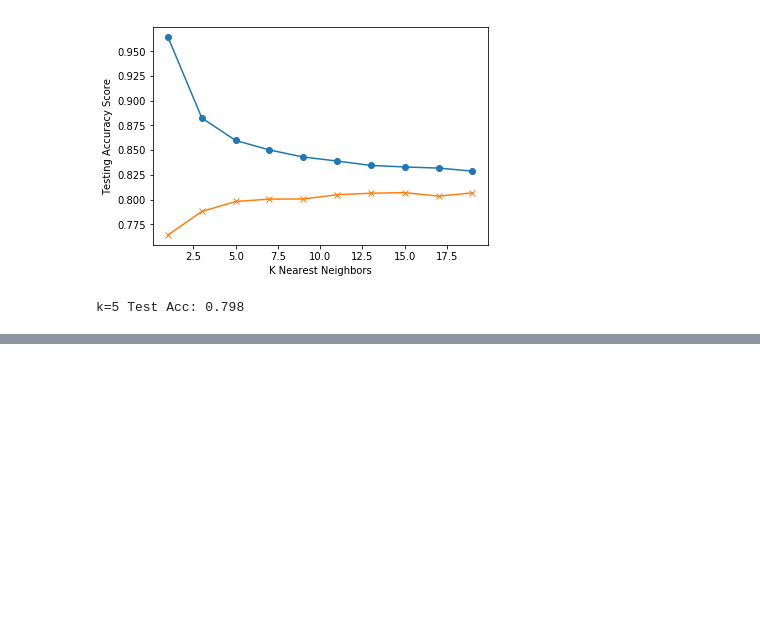
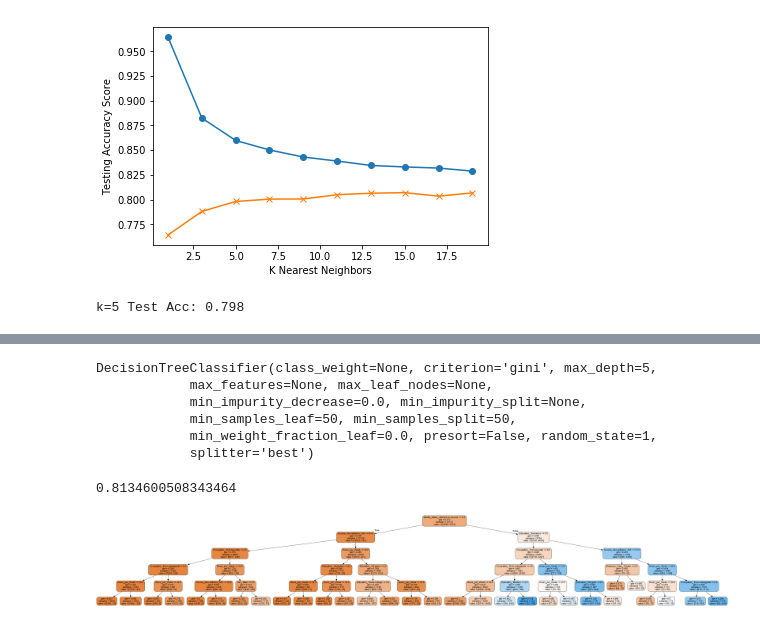
Before and after one commit to SindhujaJayakumar/AdultIncome-Prediction, a Jupyter notebook: US_income.ipynb, the cells around one changed output, grey strips where cells are left out. Cells and saved outputs as stored; diff of their text form; code cells hidden in the pictures; blank space fills up the shorter version.

```diff
--- a/US_income.ipynb
+++ b/US_income.ipynb
@@ -211,0 +381,18 @@ k=5 Test Acc: 0.798
+# %%
+# Create the parameter grid
+param_grid = {
+    'max_depth': range(5, 15, 5),
+    'min_samples_leaf': range(50, 150, 50),
+    'min_samples_split': range(50, 150, 50),
+    'criterion': ["entropy", "gini"]
+}
+
+n_folds = 5
+
+# Instantiate the grid search model
+dtree = DecisionTreeClassifier()
+grid_search = GridSearchCV(estimator = dtree, param_grid = param_grid,
+                          cv = n_folds, verbose = 1)
+
+# Fit the grid search to the data
+grid_search.fit(X_train,y_train)
@@ -211,0 +426,29 @@ k=5 Test Acc: 0.798
+# %%
+# model with optimal hyperparameters
+clf = DecisionTreeClassifier(criterion = "gini",
+                                  random_state = 1,
+                                  max_depth=5,
+                                  min_samples_leaf=50,
+                                  min_samples_split=50)
+clf.fit(X_train, y_train)
+# %% [output]
+DecisionTreeClassifier(class_weight=None, criterion='gini', max_depth=5,
+            max_features=None, max_leaf_nodes=None,
+            min_impurity_decrease=0.0, min_impurity_split=None,
+            min_samples_leaf=50, min_samples_split=50,
+            min_weight_fraction_leaf=0.0, presort=False, random_state=1,
+            splitter='best')
+# %%
+# accuracy score
+clf.score(X_test,y_test)
+# %% [output]
+0.8134600508343464
+# %%
+# plotting the tree
+dot_data = StringIO()
+export_graphviz(clf, out_file=dot_data,feature_names=features,filled=True,rounded=True)
+
+graph = pydotplus.graph_from_dot_data(dot_data.getvalue())
+Image(graph.create_png())
+# %% [output]
+[figure, added]
```
Also changed, not shown: parts of 17 cells of this notebook.
